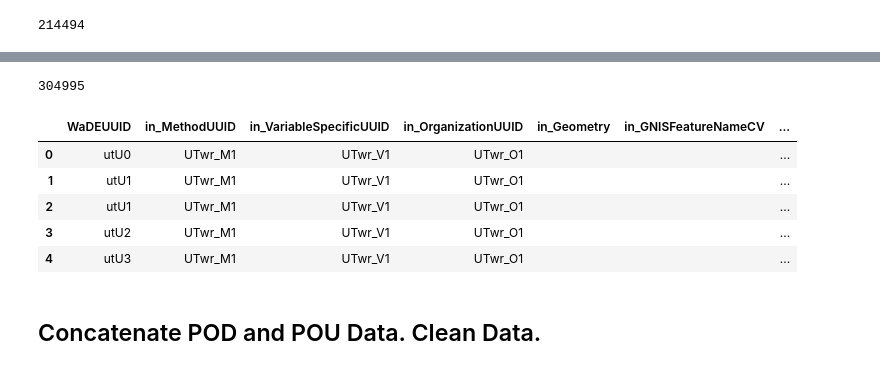
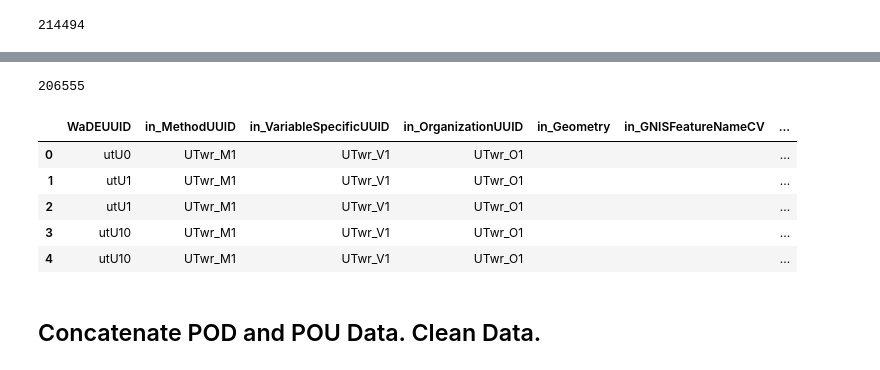
Before and after one commit to WSWCWaterDataExchange/MappingStatesDataToWaDE2.0, a Jupyter notebook: Utah/WaterAllocation/1_UTwr_PreProcessAllocationData.ipynb, the cells around one changed output, grey strips where cells are left out. Cells and saved outputs as stored; diff of their text form; code cells hidden in the pictures.

```diff
--- a/Utah/WaterAllocation/1_UTwr_PreProcessAllocationData.ipynb
+++ b/Utah/WaterAllocation/1_UTwr_PreProcessAllocationData.ipynb
@@ -62,7 +76,7 @@ benUseDict = {
 def assignBenUseCategory(colrowValue):
     colrowValue = str(colrowValue).strip()
     if colrowValue == "" or pd.isnull(colrowValue):
-        outList = "WaDE Unspecified"
+        outList = ""
     else:
         outList = ",".join(benUseDict[inx] for inx in list(str(colrowValue)))
     return outList
@@ -108,14 +122,14 @@ df['in_OrganizationUUID'] = "UTwr_O1"
 df['in_Geometry'] = ""
 df['in_GNISFeatureNameCV'] = ""
 df['in_WaterQualityIndicatorCV'] = ""
-df['in_WaterSourceName'] = "WaDE Unspecified"
+df['in_WaterSourceName'] = ""
 df['in_WaterSourceNativeID'] = "" #auto fill in below
 df['in_WaterSourceTypeCV'] = dfinPOD['TYPE']
 
 # Site Info
-df['in_CoordinateAccuracy'] = "WaDE Unspecified"
-df['in_CoordinateMethodCV'] = "WaDE Unspecified"
-df['in_County'] = "WaDE Unspecified"
+df['in_CoordinateAccuracy'] = ""
+df['in_CoordinateMethodCV'] = ""
+df['in_County'] = ""
 df['in_EPSGCodeCV'] = 4326
 df['in_Geometry'] = ""
 df['in_GNISCodeCV'] = ""
@@ -185,9 +199,9 @@ outPOD.head()
 # %% [markdown]
 ## Place of Use Data
 # %%
-# Input File
+# Input File - place of use data
 FI_POU = "Utah_Place_of_Use_Irrigation.zip"
-dfinPOU = pd.read_csv(FI_POU, encoding = "ISO-8859-1") # Place of Use Input
+dfinPOU = pd.read_csv(FI_POU, encoding = "ISO-8859-1").replace(np.nan, "")
 
 # WaDE UUID tracker for data assessment
 if 'WaDEUUID' not in dfinPOU:
@@ -218,9 +232,8 @@ print(len(dfinPOU))
 # %% [output]
 214494
 # %%
-# CFS not provided for POU data.  Will instead assume they share values.
-# merging dfPOD data to ensure that the POUs are using the same CFS and AF as the PODS.
-dfinPOU = pd.merge(dfinPOU, outPOD, left_on='WRNUM', right_on='in_AllocationNativeID', how='left')
+# tie POD data to POU data for correct watersource info
+dfinPOU = pd.merge(dfinPOU, outPOD[['in_AllocationNativeID', 'in_WaterSourceTypeCV']], left_on='WRNUM', right_on='in_AllocationNativeID', how='left')
 print(len(dfinPOU))
 dfinPOU.head(1)
 # %% [output]
@@ -232,7 +245,7 @@ dfinPOU.head(1)
 df = pd.DataFrame()
 
 # Data Assessment UUID
-df['WaDEUUID'] = dfinPOU['WaDEUUID_x']
+df['WaDEUUID'] = dfinPOU['WaDEUUID']
 
 # Method Info
 df['in_MethodUUID'] = "UTwr_M1"
@@ -247,14 +260,14 @@ df['in_OrganizationUUID'] = "UTwr_O1"
 df['in_Geometry'] = ""
 df['in_GNISFeatureNameCV'] = ""
 df['in_WaterQualityIndicatorCV'] = ""
-df['in_WaterSourceName'] = "WaDE Unspecified"
+df['in_WaterSourceName'] = ""
 df['in_WaterSourceNativeID'] = "" #auto fill in below
-df['in_WaterSourceTypeCV'] = "WaDE Unspecified"
+df['in_WaterSourceTypeCV'] = dfinPOU['in_WaterSourceTypeCV'] # from POD
 
 # Site Info
-df['in_CoordinateAccuracy'] = "WaDE Unspecified"
-df['in_CoordinateMethodCV'] = "WaDE Unspecified"
-df['in_County'] = "WaDE Unspecified"
+df['in_CoordinateAccuracy'] = ""
+df['in_CoordinateMethodCV'] = ""
+df['in_County'] = ""
 df['in_EPSGCodeCV'] = 4326
 df['in_Geometry'] = ""
 df['in_GNISCodeCV'] = ""
@@ -265,10 +278,10 @@ df['in_Longitude'] = dfinPOU['Longitude']
 df['in_NHDNetworkStatusCV'] = ""
 df['in_NHDProductCV'] = ""
 df['in_PODorPOUSite'] = "POU"
-df['in_SiteName'] = "WaDE Unspecified"
+df['in_SiteName'] = ""
 df['in_SiteNativeID'] = "POU" + dfinPOU['RECORD_ID'].replace("", 0).fillna(0).astype(int).astype(str)
 df['in_SitePoint'] = ""
-df['in_SiteTypeCV'] = "WaDE Unspecified"
+df['in_SiteTypeCV'] = ""
 df['in_StateCV'] = "UT"
 df['in_USGSSiteID'] = ""
 
@@ -281,46 +294,46 @@ df['in_AllocationChangeApplicationIndicator'] = ""
 df['in_AllocationCommunityWaterSupplySystem'] = ""
 df['in_AllocationCropDutyAmount'] = ""
 df['in_AllocationExpirationDate'] = ""
-df['in_AllocationFlow_CFS'] = dfinPOU['in_AllocationFlow_CFS'].astype(float) # from POD data
-df['in_AllocationLegalStatusCV'] = dfinPOU['in_AllocationLegalStatusCV'] # from POD data
+df['in_AllocationFlow_CFS'] = ""
+df['in_AllocationLegalStatusCV'] = ""
 df['in_AllocationNativeID'] =  dfinPOU['WRNUM'].replace("", 0).fillna(0).astype(str)
-df['in_AllocationOwner'] = dfinPOU['in_AllocationOwner'] # from POD data
-df['in_AllocationPriorityDate'] = dfinPOU['in_AllocationPriorityDate'] # from POD data
+df['in_AllocationOwner'] = ""
+df['in_AllocationPriorityDate'] = ""
 df['in_AllocationSDWISIdentifierCV'] = ""
 df['in_AllocationTimeframeEnd'] = ""
 df['in_AllocationTimeframeStart'] = ""
 df['in_AllocationTypeCV'] = ""
-df['in_AllocationVolume_AF'] = dfinPOU['in_AllocationVolume_AF'].astype(float)
-df['in_BeneficialUseCategory'] = dfinPOU['in_BeneficialUseCategory'] # from POD data
+df['in_AllocationVolume_AF'] = ""
+df['in_BeneficialUseCategory'] = ""
 df['in_CommunityWaterSupplySystem'] = ""
 df['in_CropTypeCV'] = ""
 df['in_CustomerTypeCV'] = ""
 df['in_DataPublicationDate'] = ""
 df['in_DataPublicationDOI'] = ""
 df['in_ExemptOfVolumeFlowPriority'] = 0
 df['in_GeneratedPowerCapacityMW'] = ""
 df['in_IrrigatedAcreage'] = ""
 df['in_IrrigationMethodCV'] = ""
 df['in_LegacyAllocationIDs'] = ""
 df['in_OwnerClassificationCV'] = ""
 df['in_PopulationServed'] = ""
 df['in_PowerType'] = ""
 df['in_PrimaryBeneficialUseCategory'] = ""
 df['in_SDWISIdentifierCV'] = ""
-df['in_WaterAllocationNativeURL'] = dfinPOU['in_WaterAllocationNativeURL'] # from POD data
+df['in_WaterAllocationNativeURL'] = ""
 
 outPOU = df.copy()
 outPOU = outPOU.drop_duplicates().reset_index(drop=True)
 print(len(outPOU))
 outPOU.head()
 # %% [output]
-304995
+206555
 |  | WaDEUUID | in_MethodUUID | in_VariableSpecificUUID | in_OrganizationUUID | in_Geometry | in_GNISFeatureNameCV | ... |
 | 0 | utU0 | UTwr_M1 | UTwr_V1 | UTwr_O1 |  |  | ... |
 | 1 | utU1 | UTwr_M1 | UTwr_V1 | UTwr_O1 |  |  | ... |
 | 2 | utU1 | UTwr_M1 | UTwr_V1 | UTwr_O1 |  |  | ... |
-| 3 | utU2 | UTwr_M1 | UTwr_V1 | UTwr_O1 |  |  | ... |
-| 4 | utU3 | UTwr_M1 | UTwr_V1 | UTwr_O1 |  |  | ... |
+| 3 | utU10 | UTwr_M1 | UTwr_V1 | UTwr_O1 |  |  | ... |
+| 4 | utU10 | UTwr_M1 | UTwr_V1 | UTwr_O1 |  |  | ... |
 # %% [markdown]
 ## Concatenate POD and POU Data.  Clean Data.
 # %%
```
Also changed, not shown: parts of 33 cells of this notebook, 2 other files.
